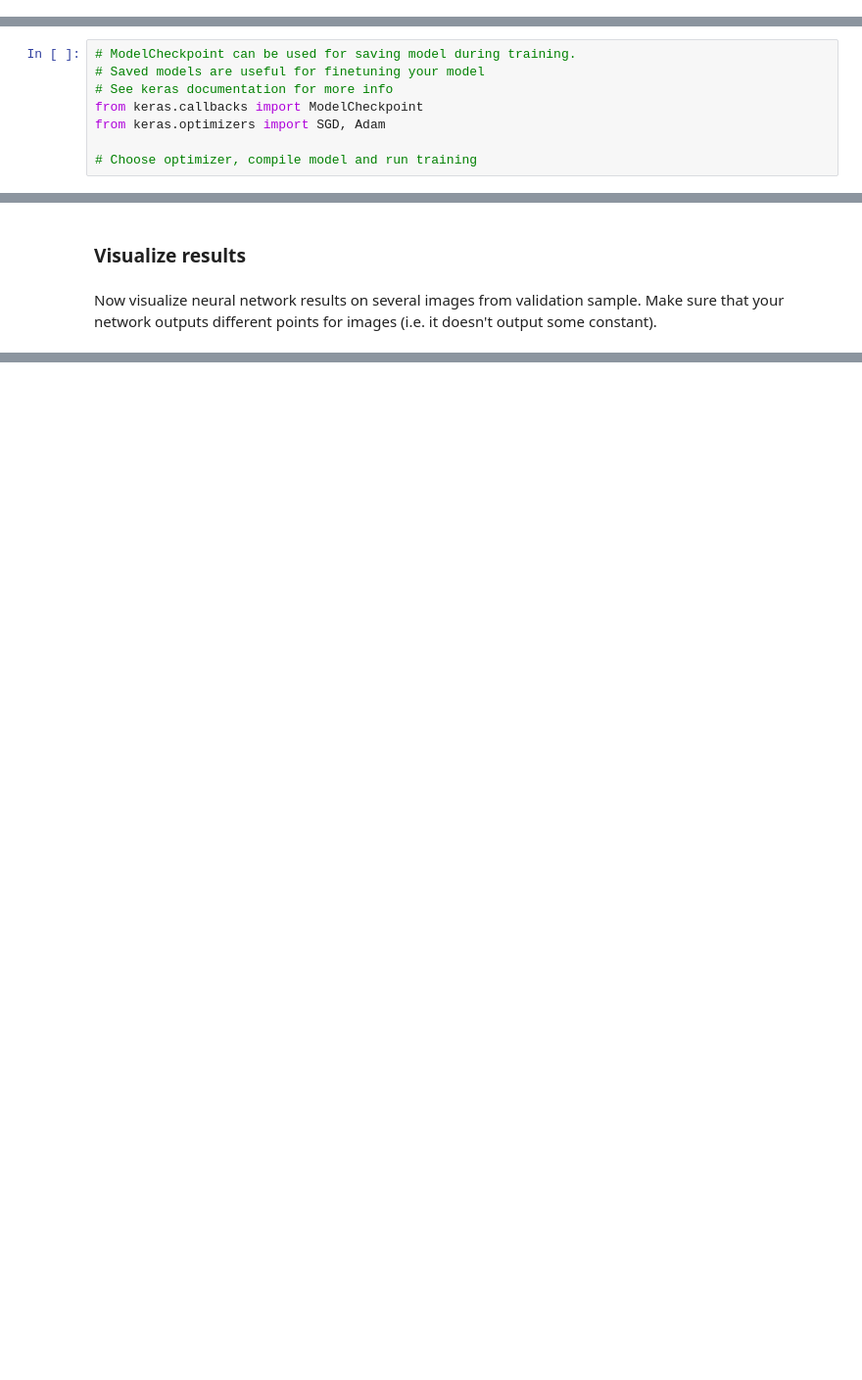
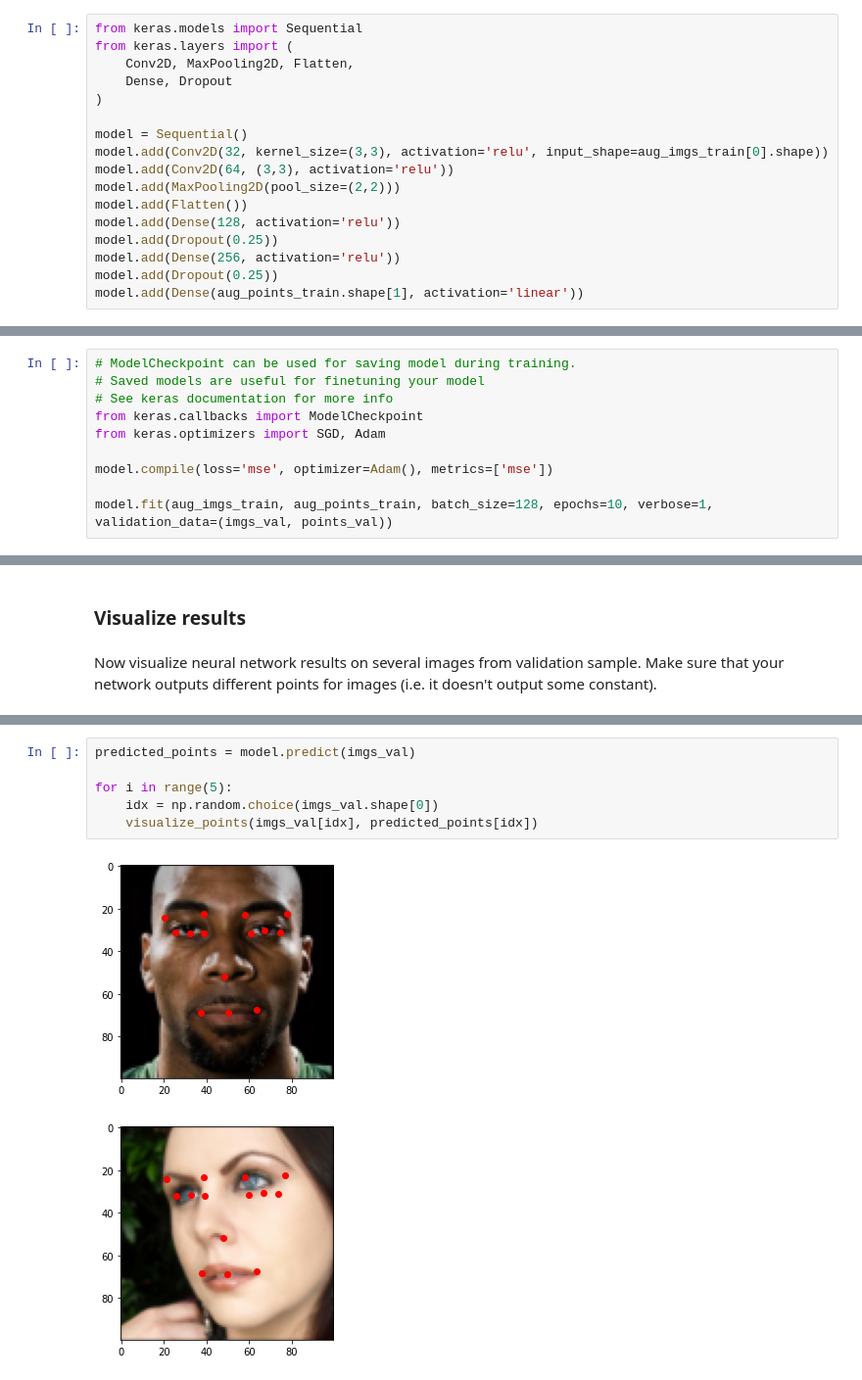
Before and after one commit to pjh5672/Machine_Learning, a Jupyter notebook: Advanced_Machine_Learning (HSE University)/Deep_Learning_in_Computer_Vision/week02_Facial_keypoints/Facial keypoints.ipynb, the cells around one changed output, grey strips where cells are left out. Shown at 98% size. Drawn from its saved outputs; the diff is of its cells as text; blank space fills up the shorter version.

```diff
--- a/Advanced_Machine_Learning (HSE University)/Deep_Learning_in_Computer_Vision/week02_Facial_keypoints/Facial keypoints.ipynb
+++ b/Advanced_Machine_Learning (HSE University)/Deep_Learning_in_Computer_Vision/week02_Facial_keypoints/Facial keypoints.ipynb
@@ -113,3 +154,20 @@ Using TensorFlow backend.
+# %%
+from keras.models import Sequential
+from keras.layers import (
+    Conv2D, MaxPooling2D, Flatten,
+    Dense, Dropout
+)
+
+model = Sequential()
+model.add(Conv2D(32, kernel_size=(3,3), activation='relu', input_shape=aug_imgs_train[0].shape))
+model.add(Conv2D(64, (3,3), activation='relu'))
+model.add(MaxPooling2D(pool_size=(2,2)))
+model.add(Flatten())
+model.add(Dense(128, activation='relu'))
+model.add(Dropout(0.25))
+model.add(Dense(256, activation='relu'))
+model.add(Dropout(0.25))
+model.add(Dense(aug_points_train.shape[1], activation='linear'))
 # %% [markdown]
 Time to train! Since we are training a regressor, make sure that you use mean squared error (mse) as loss. Feel free to experiment with optimization method (SGD, Adam, etc.) and its' parameters.
 # %%
@@ -119,4 +177,6 @@ Time to train! Since we are training a regressor, make sure that you use mean sq
 from keras.callbacks import ModelCheckpoint
 from keras.optimizers import SGD, Adam
 
-# Choose optimizer, compile model and run training
+model.compile(loss='mse', optimizer=Adam(), metrics=['mse'])
+
+model.fit(aug_imgs_train, aug_points_train, batch_size=128, epochs=10, verbose=1, validation_data=(imgs_val, points_val))
@@ -130,0 +209,9 @@ Now visualize neural network results on several images from validation sample. M
+# %%
+predicted_points = model.predict(imgs_val)
+
+for i in range(5):
+    idx = np.random.choice(imgs_val.shape[0])
+    visualize_points(imgs_val[idx], predicted_points[idx])
+# %% [output]
+[figure, added]
+[figure, added]
```
Also changed, not shown: parts of 15 cells of this notebook, 1 other file.
